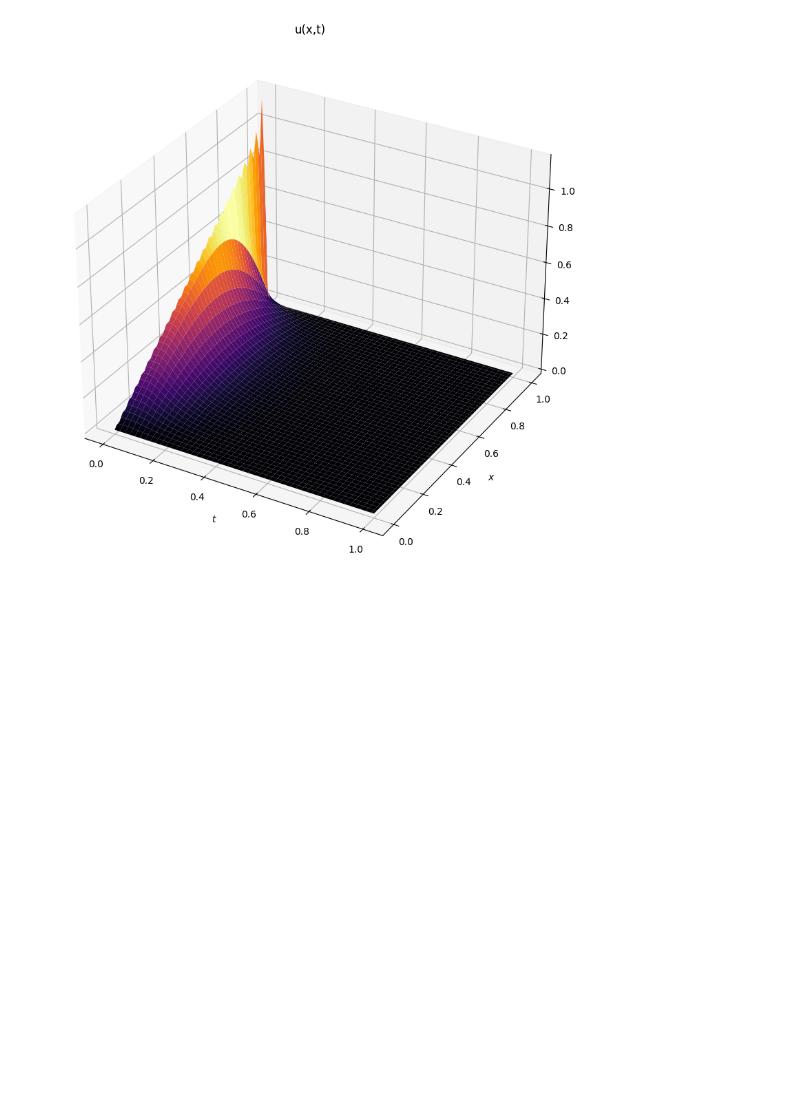
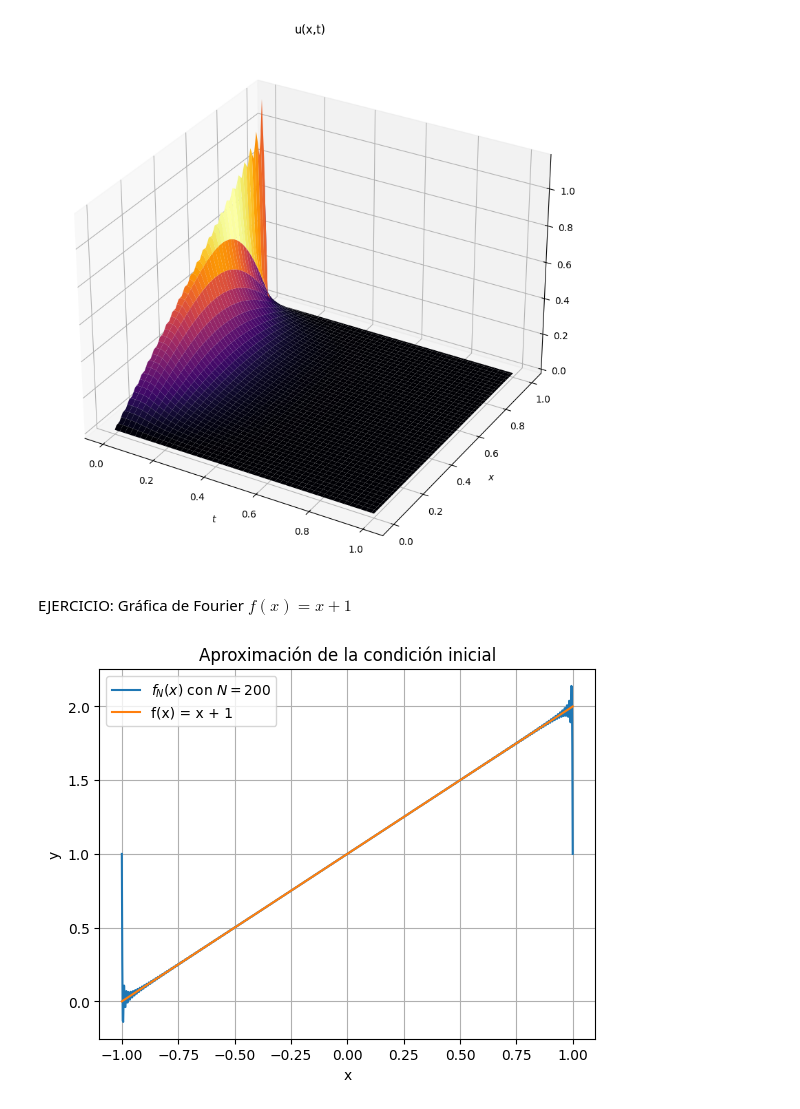
Before and after one commit to Andres-Gress/EDP_II, a Jupyter notebook: Ecuacion del calor.ipynb, the cells around one changed output. Drawn from its saved outputs; the diff is of its cells as text; code cells hidden in the pictures; blank space fills up the shorter version.

```diff
--- a/Ecuacion del calor.ipynb
+++ b/Ecuacion del calor.ipynb
@@ -132,3 +132,34 @@ plt.title("u(x,t)")
 ax.plot_surface(X, T, U, cmap="inferno"); #Otros colores:"viridis", "inferno", "plasma"
 # %% [output]
 [figure]
+# %% [markdown]
+EJERCICIO: Gráfica de Fourier $f(x)=x+1$
+# %%
+import numpy as np
+import matplotlib.pyplot as plt
+
+def f_original(x):
+    return x + 1
+
+def u_0(x,N=200): # N es el número de armónicos
+    f = zeros(len(x))
+    g = zeros(len(x))
+    for n in range(1,N):
+        g += ((-1)**(n+1)*sin(n*pi*x)/(n*pi))
+        f=1+2*g
+    return f
+# %%
+f_n = u_0(x)
+plot(x,f_n,label='$f_N(x)$ con $N=200$')
+plt.plot(x, y_original, label="f(x) = x + 1")
+plt.xlabel('$x$'); plt.ylabel('$f(x)$');
+plt.title("Aproximación de la condición inicial")
+plt.xlabel("x")
+plt.ylabel("y")
+plt.grid(True)
+plt.legend()
+
+# Mostrar la gráfica
+plt.show()
+# %% [output]
+[figure, added]
```
